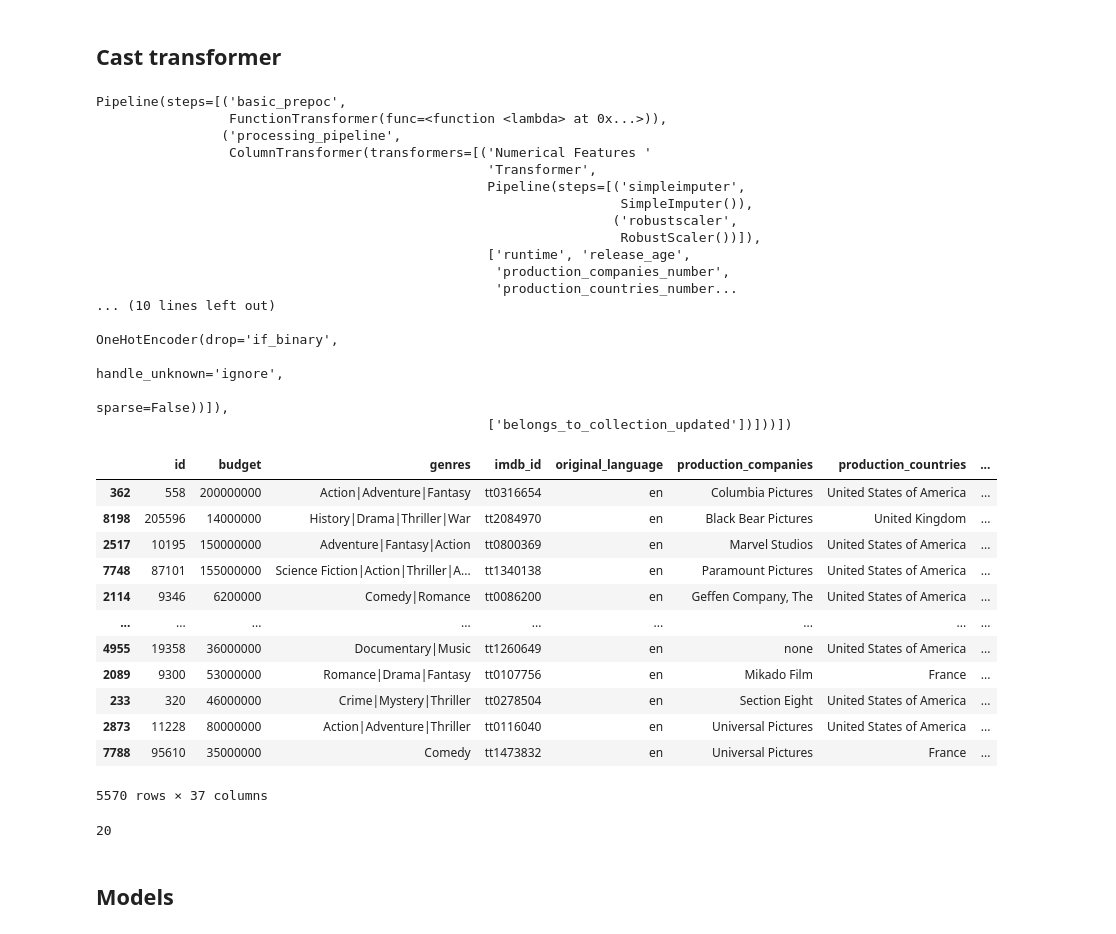
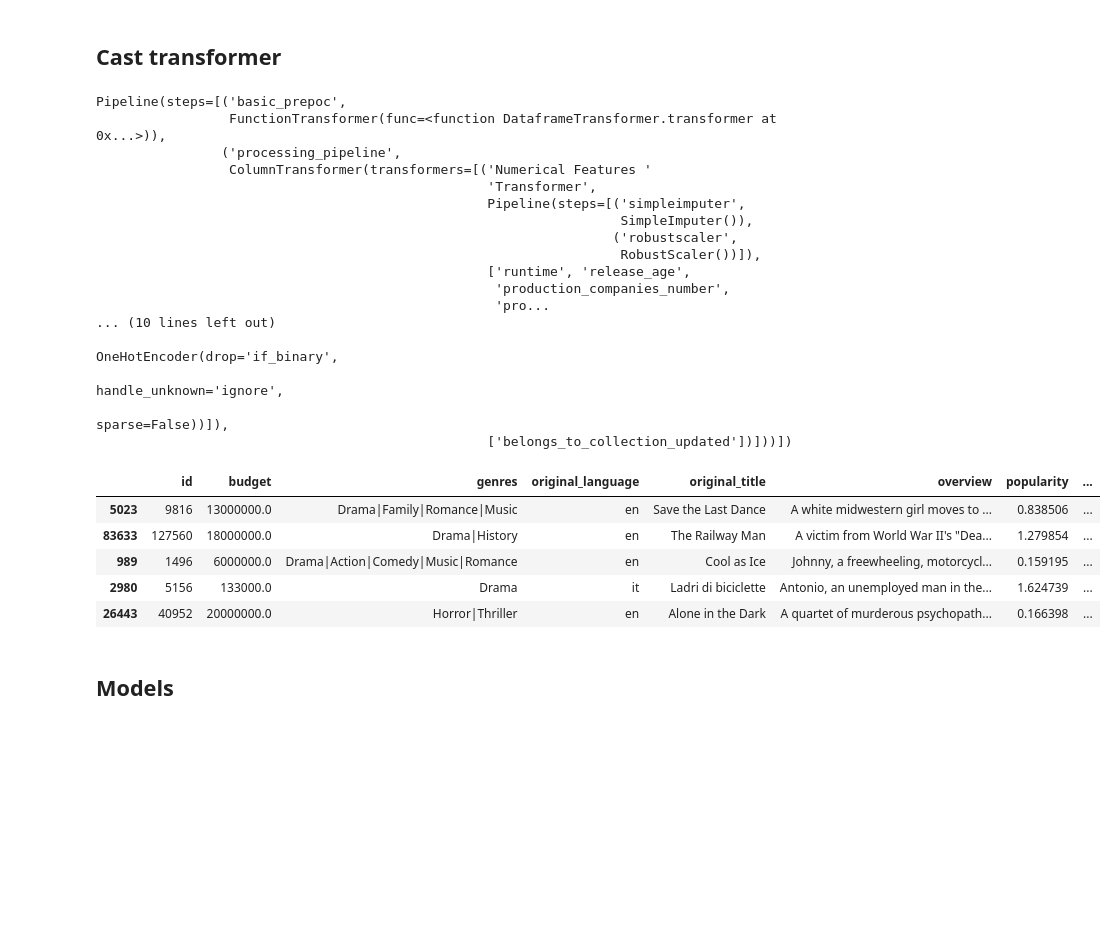
Before and after one commit to khasija/data-movie-revenue-prediction, a Jupyter notebook: notebooks/ketan_final_pipeline.ipynb, the cells around one changed output. Drawn from its saved outputs; the diff is of its cells as text; code cells hidden in the pictures; blank space fills up the shorter version.

```diff
--- a/notebooks/ketan_final_pipeline.ipynb
+++ b/notebooks/ketan_final_pipeline.ipynb
@@ -78,3 +74 @@ dtype: int64
-# %%
-data = data[np.log(data['revenue'])>14]
 # %%
@@ -153,0 +153,4 @@ round(data.corr(), 2)
+# %%
+data.drop(columns = ['imdb_id', 'status', 'spoken_languages'],inplace = True)
+# %%
+data.dropna( axis=0, how='any', subset=['release_date'], inplace= True )
@@ -181,5 +188,6 @@ We know 2 main strategies to reduce the number of categorical features post-prep
 # %%
 from sklearn.model_selection import train_test_split
 
-X_train, X_test, y_train, y_test = train_test_split(X, y, test_size = 0.30,random_state=6)
-X_test, X_val , y_val, y_test = train_test_split(X_test, y_test, test_size = 0.50,random_state=6)
+X_train, X_test, y_train, y_test = train_test_split(X, y, test_size = 0.20,random_state=42)
+# X_test, X_val , y_val, y_test = train_test_split(X_test, y_test, test_size = 0.50,random_state=6)
+X_train, X_val, y_train, y_val = train_test_split(X_train, y_train, test_size = 0.20,random_state=42)
@@ -543,7 +560,7 @@ num_transformer = make_pipeline(SimpleImputer(strategy='mean'), RobustScaler())
 cyclic_transformer = make_pipeline(SimpleImputer(strategy='mean'))
 genre_transformer = make_pipeline(SimpleImputer(strategy='most_frequent'), GenreTranformer())
 
-basic_prepoc_steps = FunctionTransformer(lambda df: DataframeTransformer.transformer(df))
+basic_prepoc_steps = FunctionTransformer(DataframeTransformer.transformer)
 
 processing_pipeline = ColumnTransformer([
     ('Numerical Features Transformer',num_transformer, ['runtime', 'release_age', 'production_companies_number', 'production_countries_number', 'popularity', 'vote_average', 'vote_count',
@@ -568,7 +585,7 @@ union = Pipeline([
 union
 # %% [output]
 Pipeline(steps=[('basic_prepoc',
-                 FunctionTransformer(func=<function <lambda> at 0x...>)),
+                 FunctionTransformer(func=<function DataframeTransformer.transformer at 0x...>)),
                 ('processing_pipeline',
                  ColumnTransformer(transformers=[('Numerical Features '
                                                   'Transformer',
@@ -578,33 +595,21 @@ Pipeline(steps=[('basic_prepoc',
                                                                    RobustScaler())]),
                                                   ['runtime', 'release_age',
                                                    'production_companies_number',
-                                                   'production_countries_number...
+                                                   'pro...
 ... (10 lines left out)
                                                                    OneHotEncoder(drop='if_binary',
                                                                                  handle_unknown='ignore',
                                                                                  sparse=False))]),
                                                   ['belongs_to_collection_updated'])]))])
 # %%
-X_train
+X_train.head()
 # %% [output]
-|  | id | budget | genres | imdb_id | original_language | production_companies | production_countries | ... |
-| 362 | 558 | 200000000 | Action|Adventure|Fantasy | tt0316654 | en | Columbia Pictures | United States of America | ... |
-| 8198 | 205596 | 14000000 | History|Drama|Thriller|War | tt2084970 | en | Black Bear Pictures | United Kingdom | ... |
-| 2517 | 10195 | 150000000 | Adventure|Fantasy|Action | tt0800369 | en | Marvel Studios | United States of America | ... |
-| 7748 | 87101 | 155000000 | Science Fiction|Action|Thriller|A... | tt1340138 | en | Paramount Pictures | United States of America | ... |
-| 2114 | 9346 | 6200000 | Comedy|Romance | tt0086200 | en | Geffen Company, The | United States of America | ... |
-| ... | ... | ... | ... | ... | ... | ... | ... | ... |
-| 4955 | 19358 | 36000000 | Documentary|Music | tt1260649 | en | none | United States of America | ... |
-| 2089 | 9300 | 53000000 | Romance|Drama|Fantasy | tt0107756 | en | Mikado Film | France | ... |
-| 233 | 320 | 46000000 | Crime|Mystery|Thriller | tt0278504 | en | Section Eight | United States of America | ... |
-| 2873 | 11228 | 80000000 | Action|Adventure|Thriller | tt0116040 | en | Universal Pictures | United States of America | ... |
-| 7788 | 95610 | 35000000 | Comedy | tt1473832 | en | Universal Pictures | France | ... |
+|  | id | budget | genres | original_language | original_title | overview | popularity | ... |
+| 5023 | 9816 | 13000000.0 | Drama|Family|Romance|Music | en | Save the Last Dance | A white midwestern girl moves to ... | 0.838506 | ... |
+| 83633 | 127560 | 18000000.0 | Drama|History | en | The Railway Man | A victim from World War II's "Dea... | 1.279854 | ... |
+| 989 | 1496 | 6000000.0 | Drama|Action|Comedy|Music|Romance | en | Cool as Ice | Johnny, a freewheeling, motorcycl... | 0.159195 | ... |
+| 2980 | 5156 | 133000.0 | Drama | it | Ladri di biciclette | Antonio, an unemployed man in the... | 1.624739 | ... |
+| 26443 | 40952 | 20000000.0 | Horror|Thriller | en | Alone in the Dark | A quartet of murderous psychopath... | 0.166398 | ... |
-5570 rows × 37 columns
-# %%
-x_train_tran = union.fit_transform(X_train)
-x_train_tran
-# %% [output]
-20
 # %%
 # corr_num = X_train_transformed[['log_budget','release_age','runtime','production_companies_number','production_countries_number', 'spoken_languages_number','actor_number','producer_number','director_number','week_cos','week_sin']].corr()
 # plt.figure(figsize=(7,5))
```
Also changed, not shown: parts of 114 cells of this notebook, 2 other files.
